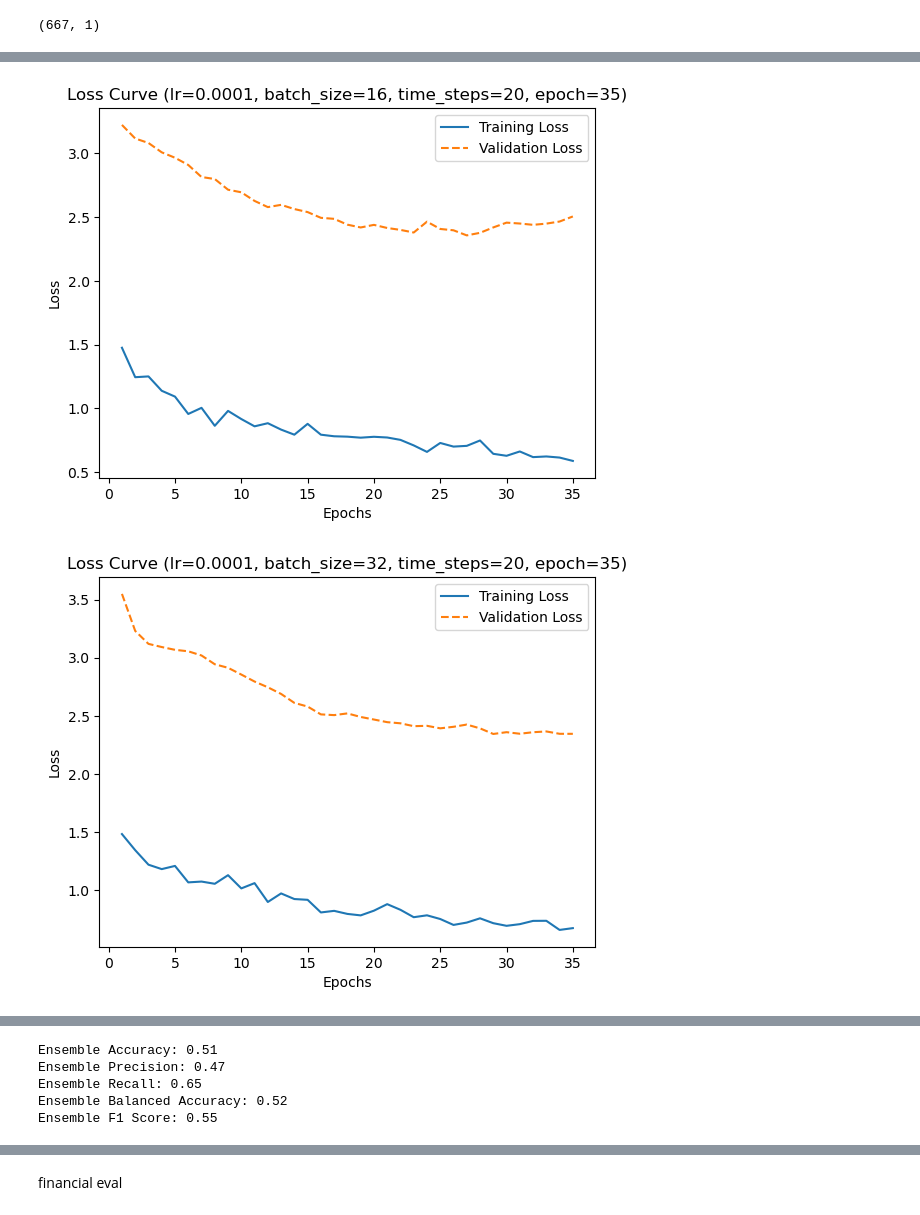
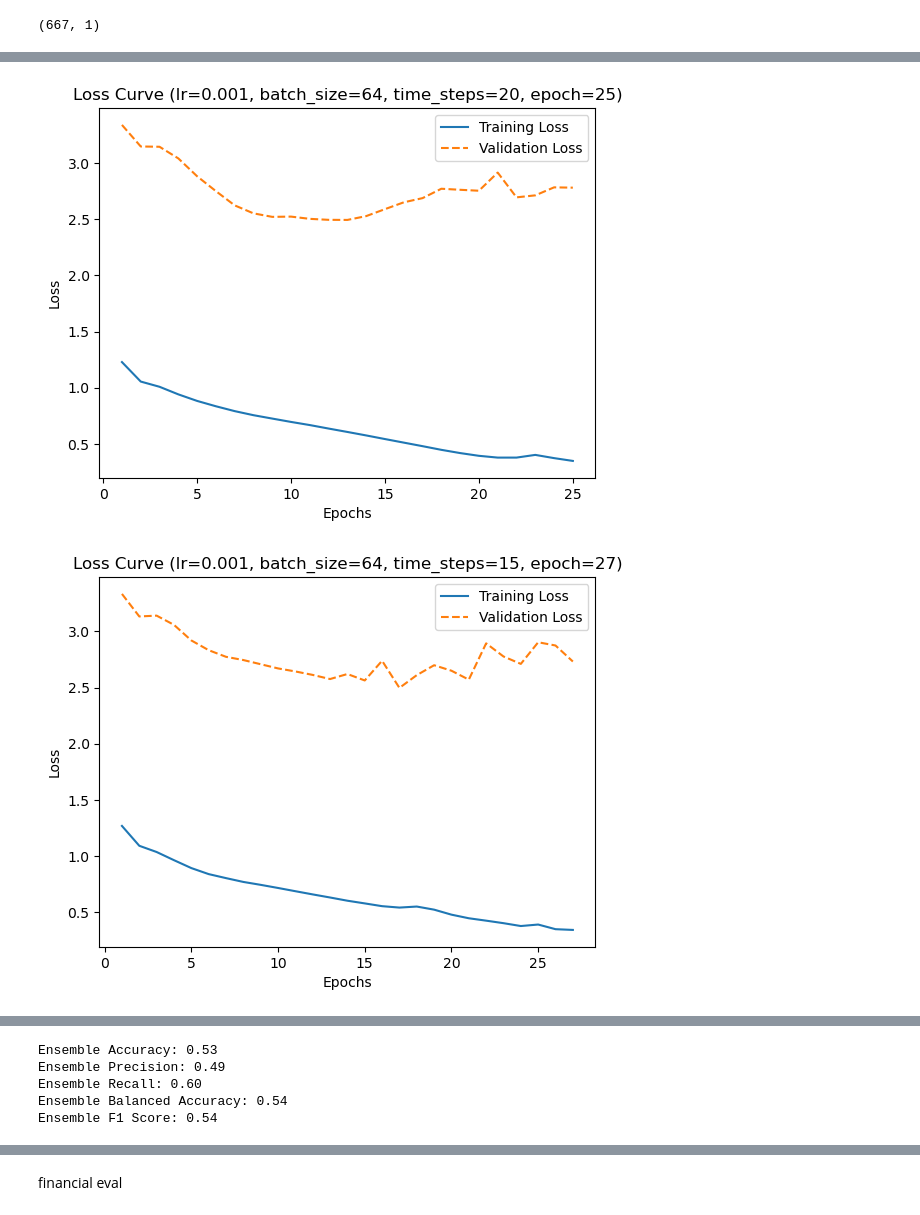
Before and after one commit to halilvibrahim/stock_movement, a Jupyter notebook: Ensemble_Models/GOOGL_Ensemble.ipynb, the cells around one changed output, grey strips where cells are left out. Drawn from its saved outputs; the diff is of its cells as text; code cells hidden in the pictures.

```diff
--- a/Ensemble_Models/GOOGL_Ensemble.ipynb
+++ b/Ensemble_Models/GOOGL_Ensemble.ipynb
@@ -90,10 +90,10 @@ from itertools import product  # For generating combinations
 import matplotlib.pyplot as plt
 
 # Define model parameters
-learning_rates = [0.0001]
-epochs = [35, 30]
-time_steps = [10, 20]
-batch_sizes = [16, 32]
+learning_rates = [0.001]
+epochs = [25, 27, 30]
+time_steps = [15, 17, 20]
+batch_sizes = [64]
 
 # Create combinations of parameters (learning rate, epochs, time steps, batch size)
 combinations = list(product(learning_rates, epochs, time_steps, batch_sizes))
@@ -131,8 +131,8 @@ for lr, epoch_count, time_step, batch_size in combinations:
 
     # Define Mamba model configuration
     config = MambaConfig(
-        d_model=128,
-        n_layers=3,
+        d_model=64,
+        n_layers=2,
         dt_rank='auto',
         d_state=16,
         expand_factor=2,
@@ -212,2 +212,2 @@ ensemble_results = np.array(ensemble_results)
-[figure, old version]
+[figure, new version]
-[figure, old version]
+[figure, new version]
@@ -250,11 +251,11 @@ print(f"Ensemble Recall: {recall:.2f}")
 print(f"Ensemble Balanced Accuracy: {balanced_accuracy:.2f}")
 print(f"Ensemble F1 Score: {f1:.2f}")
 # %% [output]
-Ensemble Accuracy: 0.51
-Ensemble Precision: 0.47
-Ensemble Recall: 0.65
-Ensemble Balanced Accuracy: 0.52
-Ensemble F1 Score: 0.55
+Ensemble Accuracy: 0.53
+Ensemble Precision: 0.49
+Ensemble Recall: 0.60
+Ensemble Balanced Accuracy: 0.54
+Ensemble F1 Score: 0.54
 # %%
 from sklearn.metrics import confusion_matrix, ConfusionMatrixDisplay
 cm = confusion_matrix(y_test_binary, majority_voting_predictions)
```
Also changed, not shown: parts of 4 cells of this notebook, 1 other file.
